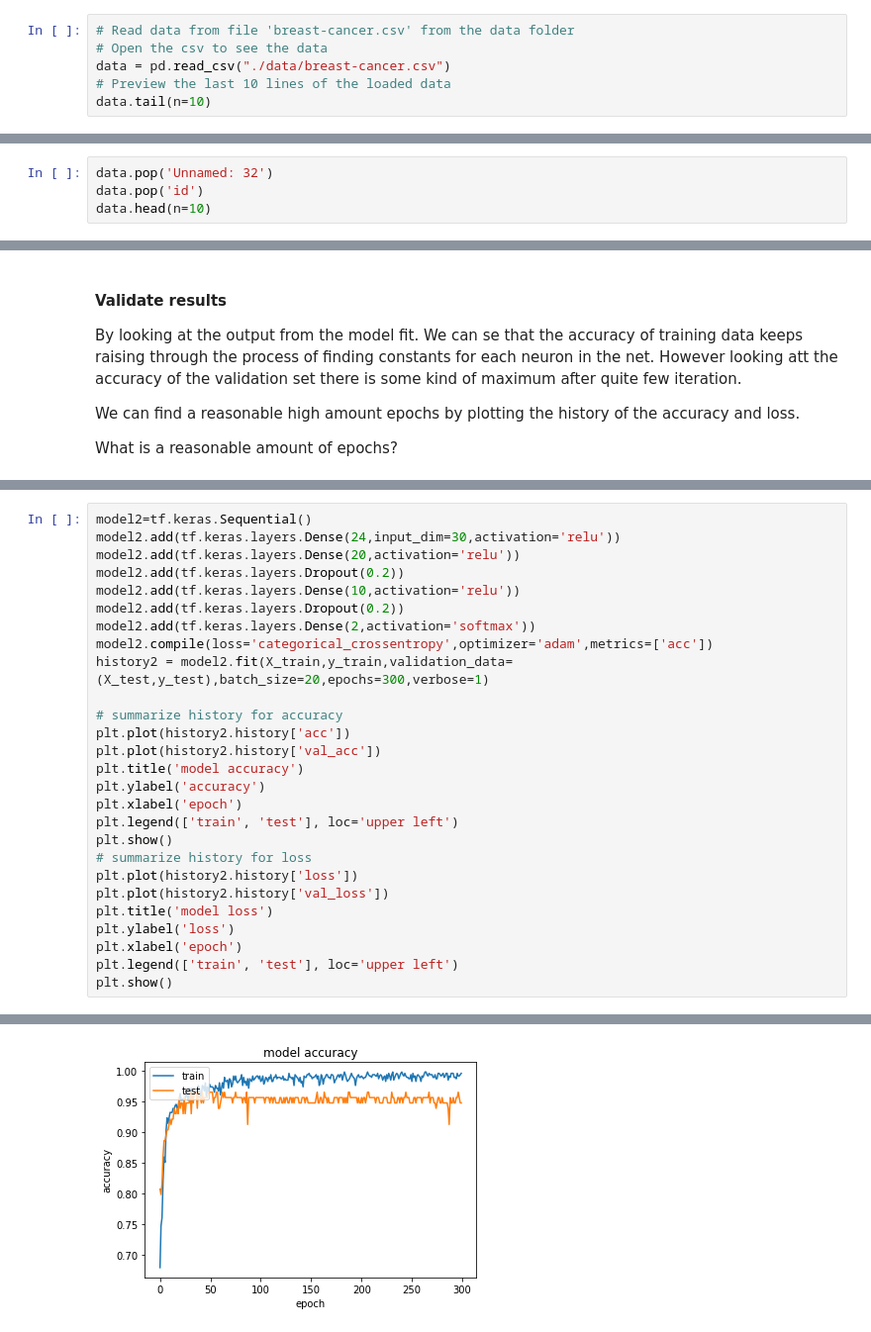
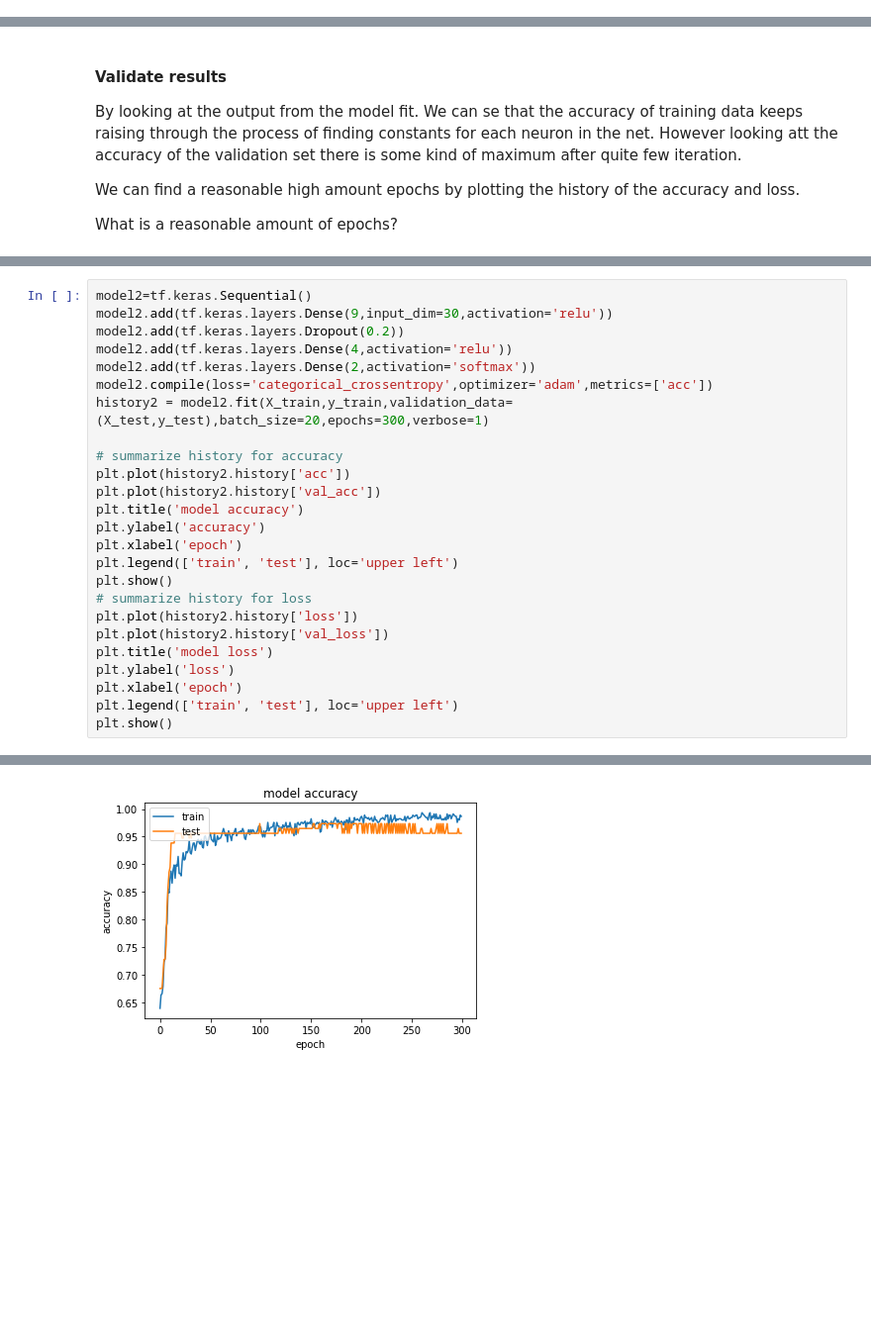
Before and after one commit to simjoh/AI-Lab-Neural-Net-and-Python, a Jupyter notebook: Lab1 - Classify Breast Cancer.ipynb, the cells around one changed output, grey strips where cells are left out. Shown at 99% size. Saved outputs shown, nothing was run; the diff lists cells and outputs as text; blank space fills up the shorter version.

```diff
--- a/Lab1 - Classify Breast Cancer.ipynb
+++ b/Lab1 - Classify Breast Cancer.ipynb
@@ -26,9 +26,3 @@ from matplotlib import pyplot as plt
 from sklearn.preprocessing import normalize
 from sklearn.model_selection import train_test_split
 from sklearn import preprocessing
-# %%
-# Read data from file 'breast-cancer.csv' from the data folder
-# Open the csv to see the data
-data = pd.read_csv("./data/breast-cancer.csv")
-# Preview the last 10 lines of the loaded data
-data.tail(n=10)
@@ -55,7 +42,3 @@ If A is a dataframe with columns 'b' and 'c', column c can be deleted by
 Nothing will be deleted from the csv file so if you need to load the data again just run the cell above.
 
 Hint: Two columns should be deleted
-# %%
-data.pop('Unnamed: 32')
-data.pop('id')
-data.head(n=10)
@@ -200,10 +157,8 @@ In the example above there are quite a lot of neurons in each layer of the net a
 # %%
 model2=tf.keras.Sequential()
-model2.add(tf.keras.layers.Dense(24,input_dim=30,activation='relu'))
-model2.add(tf.keras.layers.Dense(20,activation='relu'))
+model2.add(tf.keras.layers.Dense(9,input_dim=30,activation='relu'))
 model2.add(tf.keras.layers.Dropout(0.2))
-model2.add(tf.keras.layers.Dense(10,activation='relu'))
-model2.add(tf.keras.layers.Dropout(0.2))
+model2.add(tf.keras.layers.Dense(4,activation='relu'))
 model2.add(tf.keras.layers.Dense(2,activation='softmax'))
 model2.compile(loss='categorical_crossentropy',optimizer='adam',metrics=['acc'])
 history2 = model2.fit(X_train,y_train,validation_data=(X_test,y_test),batch_size=20,epochs=300,verbose=1)
@@ -245 +200 @@ Epoch 300/300
-[figure, old version]
+[figure, new version]
```
Also changed, not shown: parts of 18 cells of this notebook, 5 other files.
